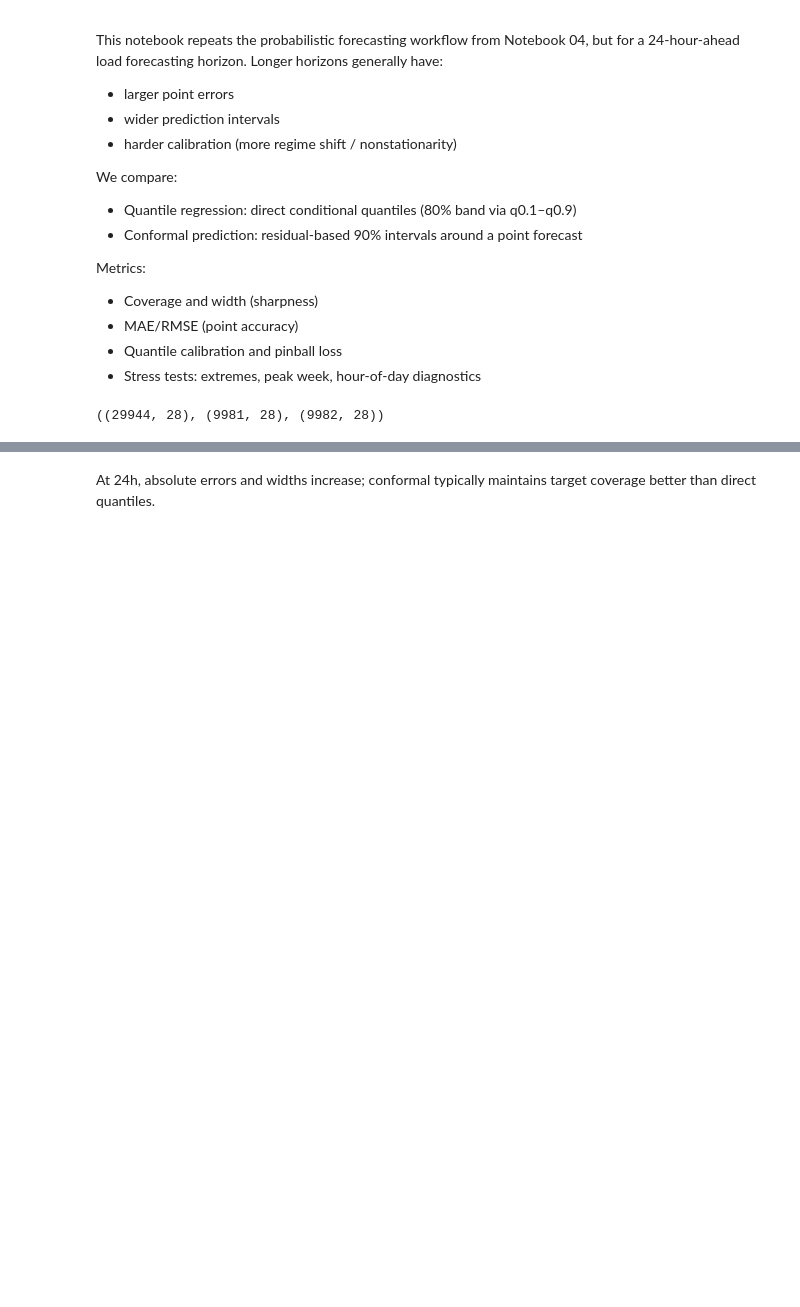
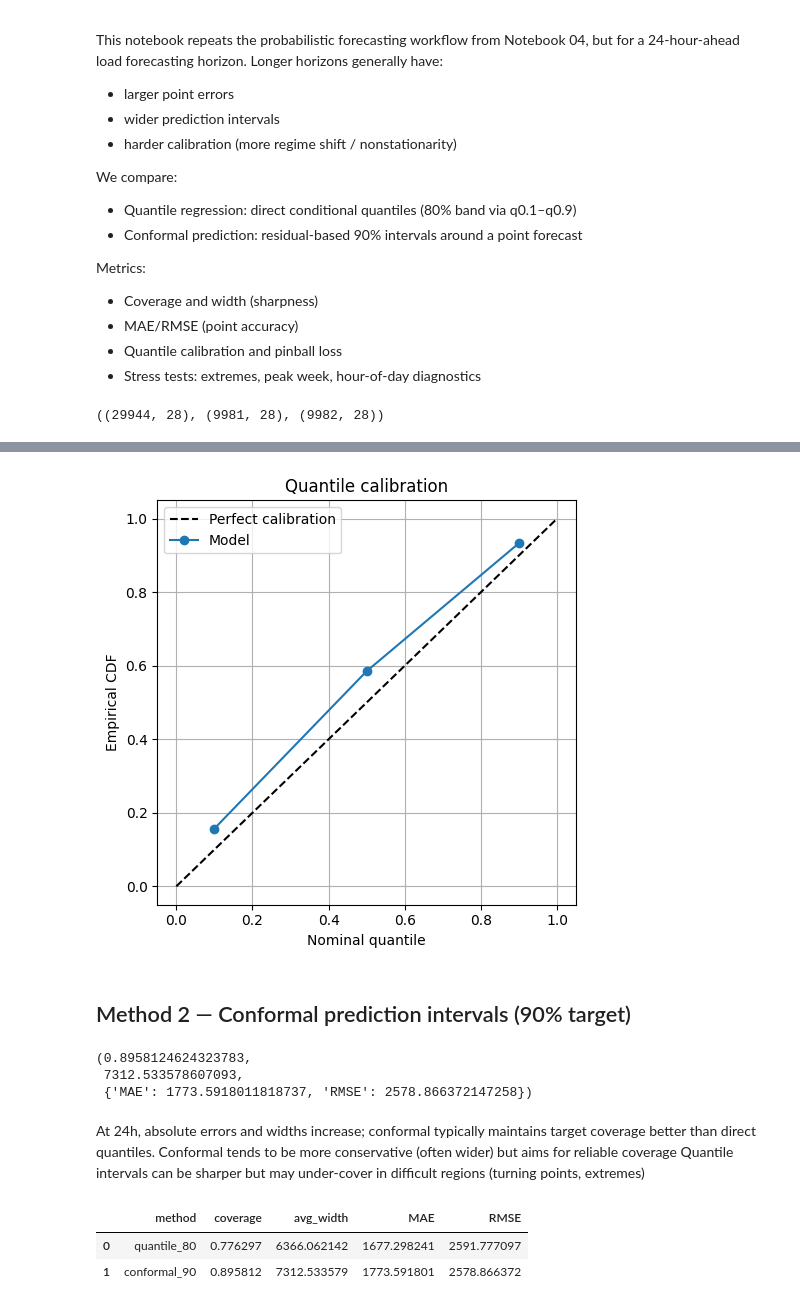
Before and after one commit to RuiyanH/Renewable-Generation-Forecasting, a Jupyter notebook: notebooks/05_probabilistic_forecasts(24hr).ipynb, the cells around one changed output, grey strips where cells are left out. Cells and saved outputs as stored; diff of their text form; code cells hidden in the pictures; blank space fills up the shorter version.

```diff
--- a/notebooks/05_probabilistic_forecasts(24hr).ipynb
+++ b/notebooks/05_probabilistic_forecasts(24hr).ipynb
@@ -121,2 +105,56 @@ pd.DataFrame({
+# %%
+calib_df = quantile_calibration(
+    y_true=y_test.values,
+    q_pred_dict={
+        0.1: q_preds_test["q_0.1"].values,
+        0.5: q_preds_test["q_0.5"].values,
+        0.9: q_preds_test["q_0.9"].values,
+    },
+)
+
+calib_df
+
+plot_quantile_calibration(calib_df)
+# %% [output]
+[figure, added]
+# %% [markdown]
+## Method 2 — Conformal prediction intervals (90% target)
+# %%
+point_model = train_point_model(X_train, y_train)
+
+residuals = compute_absolute_residuals(point_model, X_cal, y_cal)
+np.quantile(residuals, [0.5, 0.8, 0.9, 0.95])
+
+alpha = 0.1  # target 90% coverage
+
+lower_conf, upper_conf = conformal_interval(
+    model=point_model, X=X_test, residuals=residuals, alpha=alpha
+)
+y_pred_point_test = point_model.predict(X_test)
+
+coverage_conf = interval_coverage(y_test, lower_conf, upper_conf)
+width_conf = interval_width(lower_conf, upper_conf)
+point_metrics_conf = regression_metrics(y_test, y_pred_point_test)
+
+coverage_conf, width_conf, point_metrics_conf
+# %% [output]
+(0.8958124624323783,
+ 7312.533578607093,
+ {'MAE': 1773.5918011818737, 'RMSE': 2578.866372147258})
 # %% [markdown]
 At 24h, absolute errors and widths increase; conformal typically maintains target coverage better than direct quantiles.
+Conformal tends to be more conservative (often wider) but aims for reliable coverage
+Quantile intervals can be sharper but may under-cover in difficult regions (turning points, extremes)
+# %%
+results = pd.DataFrame({
+    "method": ["quantile_80", "conformal_90"],
+    "coverage": [coverage_q, coverage_conf],
+    "avg_width": [width_q, width_conf],
+    "MAE": [point_metrics_q["MAE"], point_metrics_conf["MAE"]],
+    "RMSE": [point_metrics_q["RMSE"], point_metrics_conf["RMSE"]],
+})
+results
+# %% [output]
+|  | method | coverage | avg_width | MAE | RMSE |
+| 0 | quantile_80 | 0.776297 | 6366.062142 | 1677.298241 | 2591.777097 |
+| 1 | conformal_90 | 0.895812 | 7312.533579 | 1773.591801 | 2578.866372 |
```
Also changed, not shown: parts of 21 cells of this notebook.
